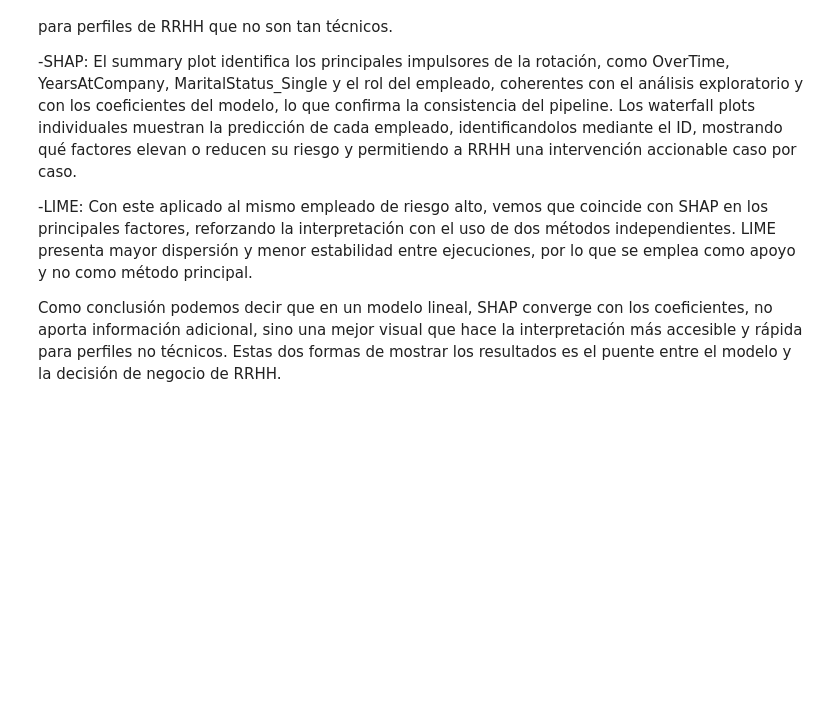
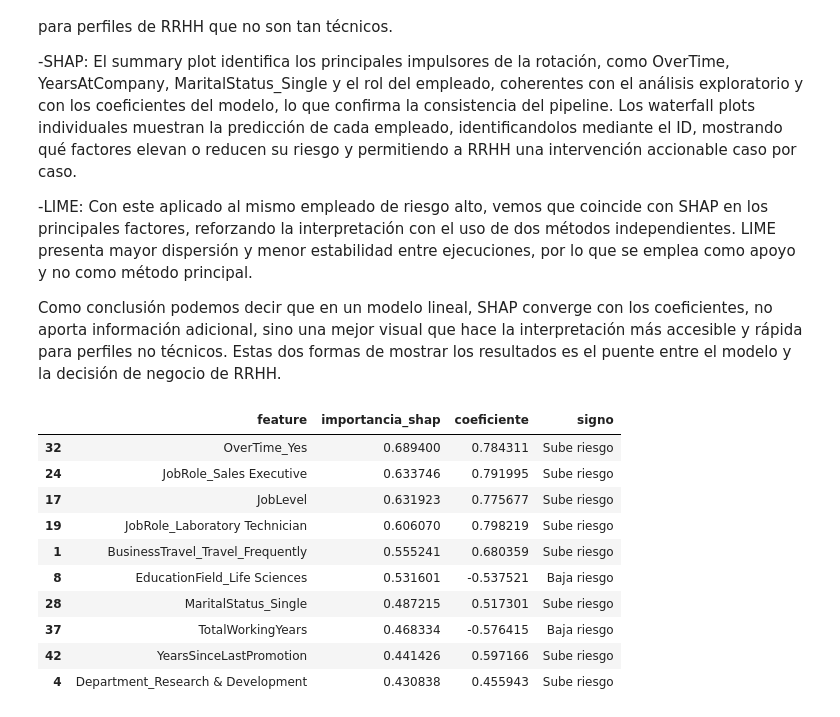
Before and after one commit to MarioFernandezH/TFM-Employee-Attrition, a Jupyter notebook: notebooks/05_SHAP_LIME.ipynb, the cells around one changed output. Cells and saved outputs as stored; diff of their text form; code cells hidden in the pictures; blank space fills up the shorter version.

```diff
--- a/notebooks/05_SHAP_LIME.ipynb
+++ b/notebooks/05_SHAP_LIME.ipynb
@@ -188,3 +188,34 @@ método principal.
 Como conclusión podemos decir que en un modelo lineal, SHAP converge con los coeficientes, no aporta información adicional, sino una mejor visual
 que hace la interpretación más accesible y rápida para perfiles no técnicos. Estas dos formas de mostrar los resultados es el puente entre el modelo y
 la decisión de negocio de RRHH.
+# %%
+# Importancia global = media de contribucion por feature (equivalente a SHAP mean-abs)
+import pandas as pd, os
+RUTA_OUT = os.path.join(RUTA_BASE, 'outputs')
+
+shap_local = pd.read_csv(os.path.join(RUTA_OUT, 'shap_local.csv'))          # employee_id, feature, contribucion
+coef = pd.read_csv(os.path.join(RUTA_TABLES, 'coeficientes_lr.csv'))        # variable, coeficiente
+coef = coef.rename(columns={'variable': 'feature'})
+
+imp = (shap_local.groupby('feature')['contribucion']
+       .apply(lambda s: s.abs().mean())
+       .reset_index(name='importancia_shap'))
+
+imp = imp.merge(coef, on='feature', how='left')
+imp['signo'] = imp['coeficiente'].apply(lambda c: 'Sube riesgo' if c > 0 else 'Baja riesgo')
+
+imp = imp.sort_values('importancia_shap', ascending=False)
+imp.to_csv(os.path.join(RUTA_OUT, 'importancia_global_shap.csv'), index=False)
+imp.head(10)
+# %% [output]
+|  | feature | importancia_shap | coeficiente | signo |
+| 32 | OverTime_Yes | 0.689400 | 0.784311 | Sube riesgo |
+| 24 | JobRole_Sales Executive | 0.633746 | 0.791995 | Sube riesgo |
+| 17 | JobLevel | 0.631923 | 0.775677 | Sube riesgo |
+| 19 | JobRole_Laboratory Technician | 0.606070 | 0.798219 | Sube riesgo |
+| 1 | BusinessTravel_Travel_Frequently | 0.555241 | 0.680359 | Sube riesgo |
+| 8 | EducationField_Life Sciences | 0.531601 | -0.537521 | Baja riesgo |
+| 28 | MaritalStatus_Single | 0.487215 | 0.517301 | Sube riesgo |
+| 37 | TotalWorkingYears | 0.468334 | -0.576415 | Baja riesgo |
+| 42 | YearsSinceLastPromotion | 0.441426 | 0.597166 | Sube riesgo |
+| 4 | Department_Research & Development | 0.430838 | 0.455943 | Sube riesgo |
```
Also changed, not shown: parts of 1 cell of this notebook, 3 other files.
